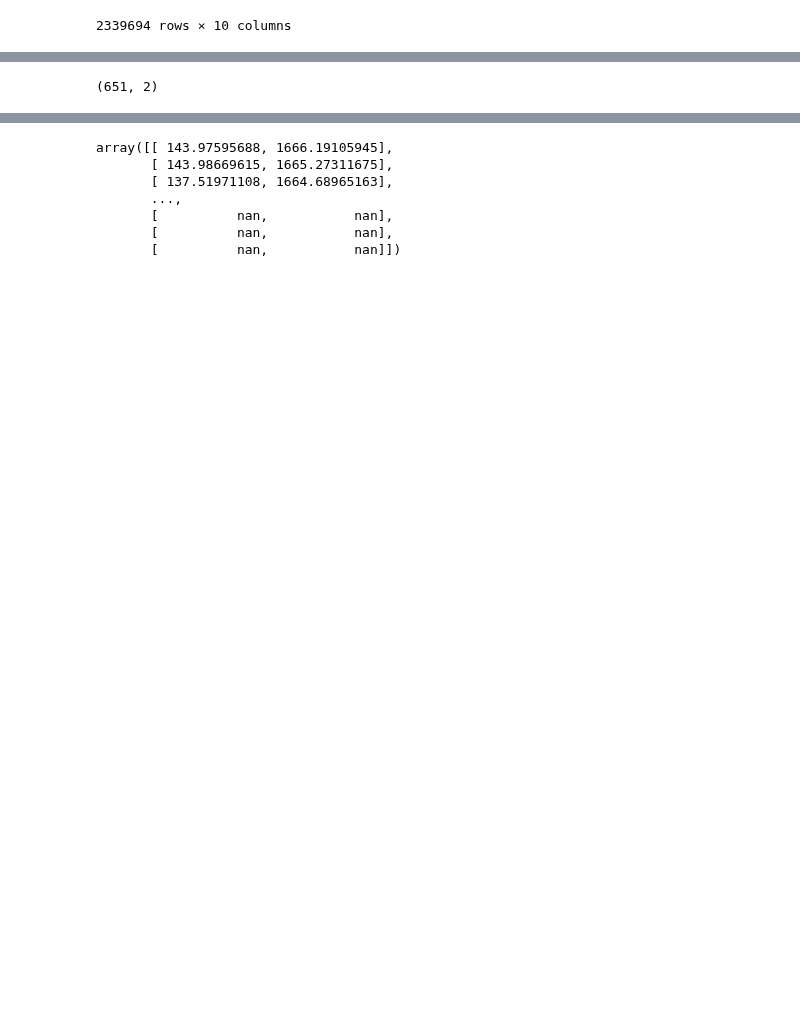
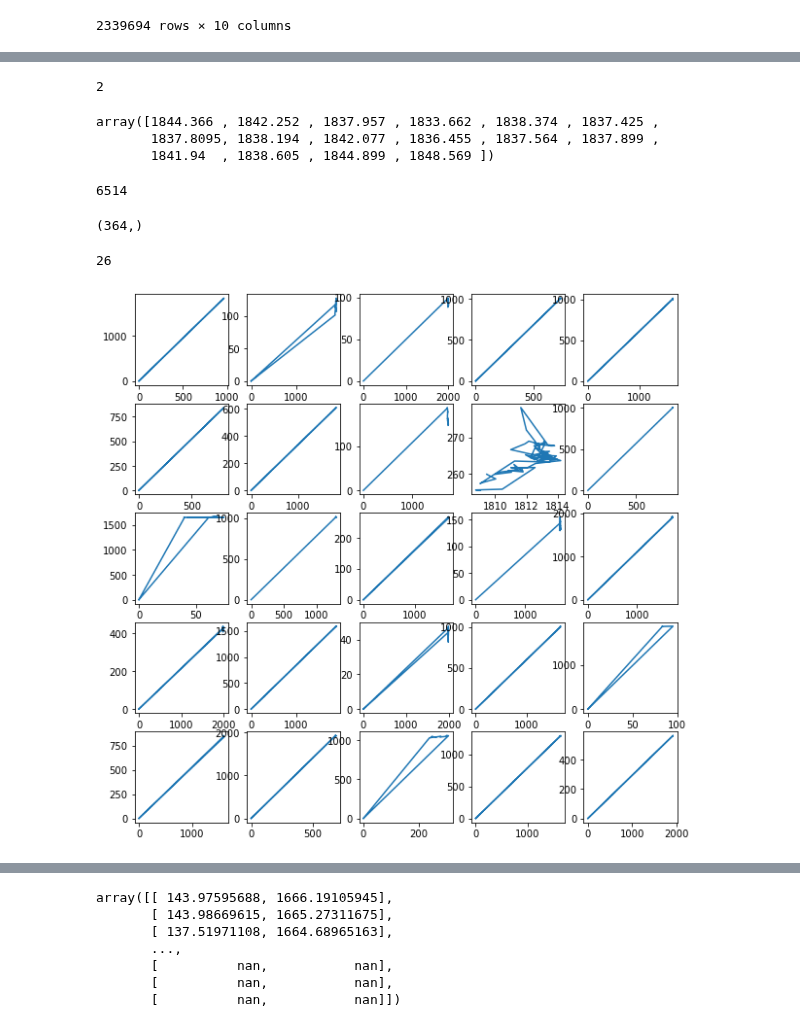
Before and after one commit to Nance-Lab/diff_predictor, a Jupyter notebook: notebooks/mpt_cnn_analysis.ipynb, the cells around one changed output, grey strips where cells are left out. Cells and saved outputs as stored; diff of their text form; code cells hidden in the pictures; blank space fills up the shorter version.

```diff
--- a/notebooks/mpt_cnn_analysis.ipynb
+++ b/notebooks/mpt_cnn_analysis.ipynb
@@ -64,0 +76,3 @@ df
+# %%
+training_filelist = one_um_filelist[0:3] + nt_filelist[0:3]
+print(len(training_filelist))
@@ -65 +139,6 @@ df
+# %%
+validation_filelist = one_um_filelist[3:] + nt_filelist[3:]
+print(len(validation_filelist))
+# %% [output]
+2
 # %%
@@ -84,4 +170,33 @@ partition = {
 # %%
-test_array
+test_array[:,0]
 # %% [output]
-(651, 2)
+array([1844.366 , 1842.252 , 1837.957 , 1833.662 , 1838.374 , 1837.425 ,
+       1837.8095, 1838.194 , 1842.077 , 1836.455 , 1837.564 , 1837.899 ,
+       1841.94  , 1838.605 , 1844.899 , 1848.569 ])
+# %%
+cnn_data_path = '../diff_predictor/data/10div_training_data/'
+one_um_filelist = [f for f in listdir(cnn_data_path) if isfile(join(cnn_data_path, f)) and '1uM' in f]
+
+nt_filelist = [f for f in listdir(cnn_data_path) if isfile(join(cnn_data_path, f)) and 'NT' in f]
+len(one_um_filelist)
+# %% [output]
+6514
+# %%
+out = out[out!=0]
+out.shape
+# %% [output]
+(364,)
+# %%
+counter = 0
+# %%
+fig, axes = plt.subplots(5, 5, figsize=(10,10))
+for i in range(5):
+    for j in range(5):
+        file = np.load(cnn_data_path+one_um_filelist[counter])
+        if np.count_nonzero(file) >0:
+            counter += 1
+            axes[i,j].plot(file[:,0], file[:,1])
+print(counter)
+# %% [output]
+26
+[figure, added]
```
Also changed, not shown: parts of 22 cells of this notebook.
